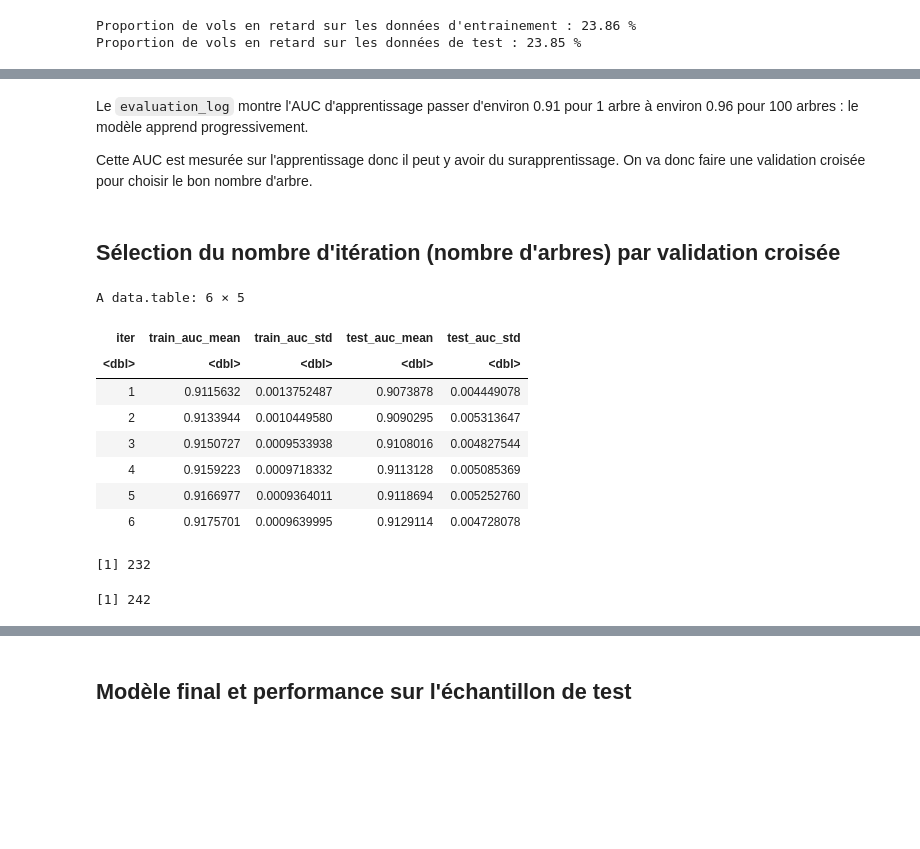
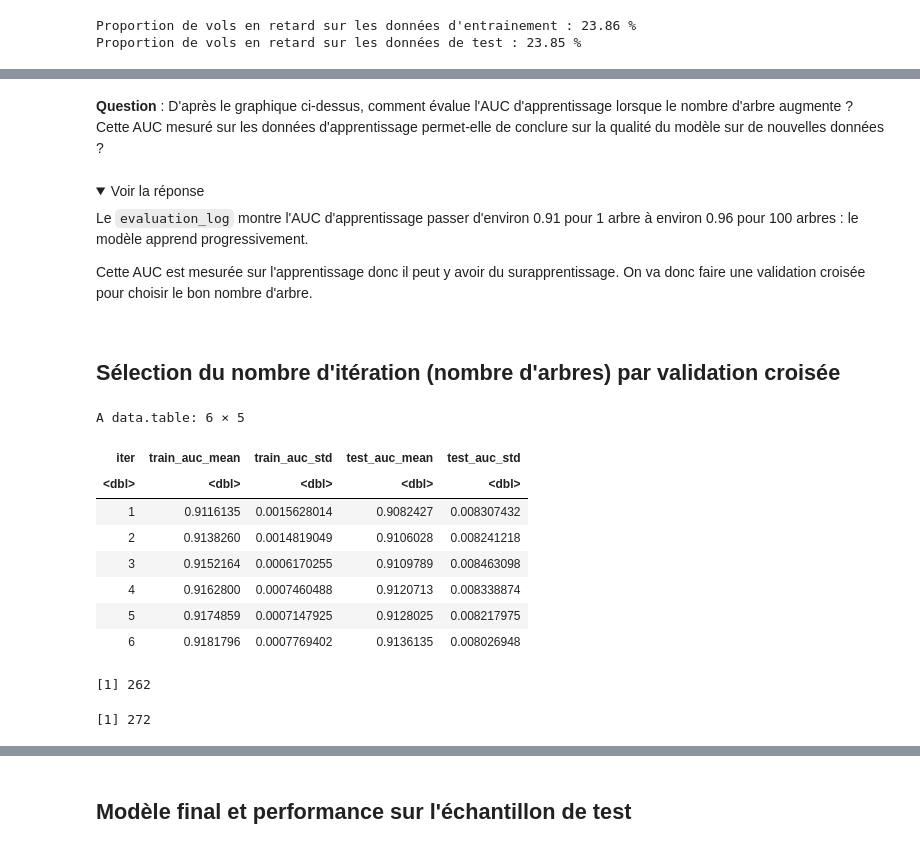
Before and after one commit to lysmaeg/Xgboost, a Jupyter notebook: TP_XGBoost.ipynb, the cells around one changed output, grey strips where cells are left out. Drawn from its saved outputs; the diff is of its cells as text; code cells hidden in the pictures; folded sections open; blank space fills up the shorter version.

Commit message:
Ajout de la parallélisation, de questions et du fichier quarto

```diff
--- a/TP_XGBoost.ipynb
+++ b/TP_XGBoost.ipynb
@@ -19,14 +21,19 @@ data(flights)
 set.seed(123)
 flights_clean <- flights |>
   filter(!is.na(arr_delay), !is.na(dep_delay), !is.na(air_time)) |>
-  mutate(retard = ifelse(arr_delay > 15, 1, 0)) |>
-  select(retard, dep_delay, air_time, distance, month, day, hour, minute) |>
+  mutate(retard = ifelse(arr_delay > 15, 1, 0),
+         carrier = factor(carrier),
+         origin = factor(origin)) |>
+  select(retard, dep_delay, air_time, distance, month, day, hour, minute, carrier, origin) |>
   sample_n(50000)
 
 n <- nrow(flights_clean)
 prop <- round(mean(flights_clean$retard), 4)
 
 cat("Proportion de vols en retard :", prop * 100, "%")
+
+# carrier et origin sont des variables catégorielles : on les encode en indicatrices (one-hot) puisque xgboost n'accepte que des données numériques.
+dummies <- caret::dummyVars(retard ~ ., data = flights_clean, fullRank = TRUE)
 # %% [output]
 Proportion de vols en retard : 23.86 %
 # %% [markdown]
@@ -41,9 +48,9 @@ test_flights <- flights_clean[-idx, ]
 cat("Proportion de vols en retard sur les données d'entrainement :", round(mean(train_flights$retard), 4) * 100, "%\n")
 cat("Proportion de vols en retard sur les données de test :", round(mean(test_flights$retard), 4) * 100, "%")
 
-X_train <- train_flights |> select(-retard) |> as.matrix()
+X_train <- predict(dummies, newdata = train_flights)
 y_train <- train_flights$retard
-X_test <- test_flights |> select(-retard) |> as.matrix()
+X_test <- predict(dummies, newdata = test_flights)
 y_test <- test_flights$retard
 # %% [output]
 Proportion de vols en retard sur les données d'entrainement : 23.86 %
@@ -53,3 +73,5 @@ Proportion de vols en retard sur les données de test : 23.85 %
+# %%
+nb_coeurs <- parallel::detectCores()
 # %%
 boost_1 <- xgboost(data = X_train,
                    label = y_train,
@@ -91,32 +115,42 @@ grid(nx = NULL, ny = NULL, col = "lightgray")
+# %% [markdown]
+**Question** : D'après le graphique ci-dessus, comment évalue l'AUC d'apprentissage lorsque le nombre d'arbre augmente ? Cette AUC mesuré sur les données d'apprentissage permet-elle de conclure sur la qualité du modèle sur de nouvelles données ?
 # %% [markdown]
+<details>
+<summary>Voir la réponse</summary>
+
 Le `evaluation_log` montre l'AUC d'apprentissage passer d'environ 0.91 pour 1 arbre à environ 0.96 pour 100 arbres : le modèle apprend progressivement.
 
 Cette AUC est mesurée sur l'apprentissage donc il peut y avoir du surapprentissage. On va donc faire une validation croisée pour choisir le bon nombre d'arbre.
+
+</details>
 # %% [markdown]
 ## Sélection du nombre d'itération (nombre d'arbres) par validation croisée
 # %%
 X_mat <- xgb.DMatrix(X_train, label = y_train)
 
 sel_xgb <- xgb.cv(data = X_mat,
-                  params = list(objective = "binary:logistic", eta = 0.1),
+                  tree_method = "hist",
+                  params = list(objective = "binary:logistic",
+                                eta = 0.1,
+                                nthread = nb_coeurs - 1),
                   nrounds = 300,
                   metrics = "auc",
                   nfold = 10,
                   early_stopping_rounds = 10,
                   verbose = 0)
 
 sel_xgb$evaluation_log |> head()
-(ite_opt <- sel_xgb$best_iteration)
+(ite_opt_demo <- sel_xgb$best_iteration)
 sel_xgb$niter
 # %% [output]
 A data.table: 6 × 5
 | iter | train_auc_mean | train_auc_std | test_auc_mean | test_auc_std |
 | <dbl> | <dbl> | <dbl> | <dbl> | <dbl> |
-| 1 | 0.9115632 | 0.0013752487 | 0.9073878 | 0.004449078 |
-| 2 | 0.9133944 | 0.0010449580 | 0.9090295 | 0.005313647 |
-| 3 | 0.9150727 | 0.0009533938 | 0.9108016 | 0.004827544 |
-| 4 | 0.9159223 | 0.0009718332 | 0.9113128 | 0.005085369 |
-| 5 | 0.9166977 | 0.0009364011 | 0.9118694 | 0.005252760 |
-| 6 | 0.9175701 | 0.0009639995 | 0.9129114 | 0.004728078 |
+| 1 | 0.9116135 | 0.0015628014 | 0.9082427 | 0.008307432 |
+| 2 | 0.9138260 | 0.0014819049 | 0.9106028 | 0.008241218 |
+| 3 | 0.9152164 | 0.0006170255 | 0.9109789 | 0.008463098 |
+| 4 | 0.9162800 | 0.0007460488 | 0.9120713 | 0.008338874 |
+| 5 | 0.9174859 | 0.0007147925 | 0.9128025 | 0.008217975 |
+| 6 | 0.9181796 | 0.0007769402 | 0.9136135 | 0.008026948 |
-[1] 232
+[1] 262
-[1] 242
+[1] 272
```
Also changed, not shown: parts of 24 cells of this notebook, 1 other file.
